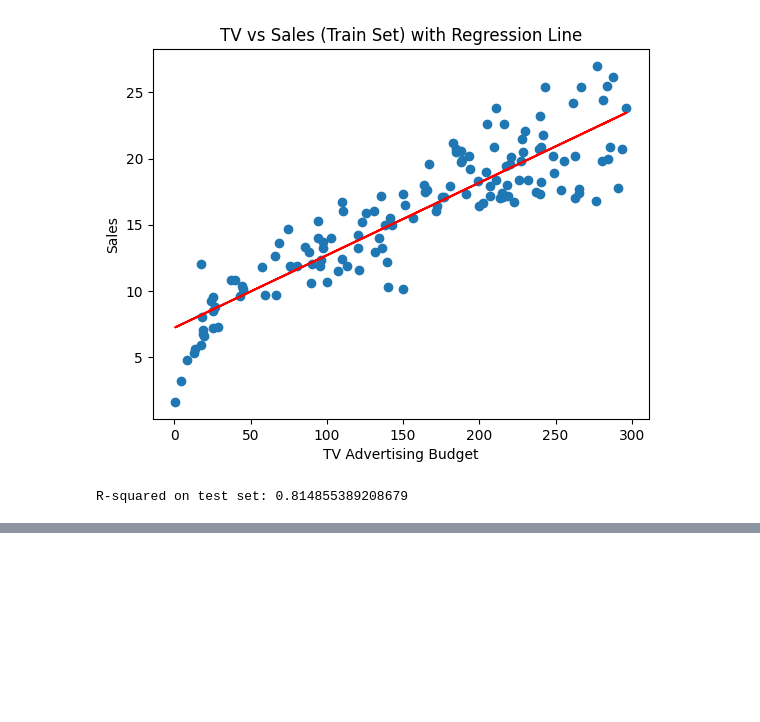
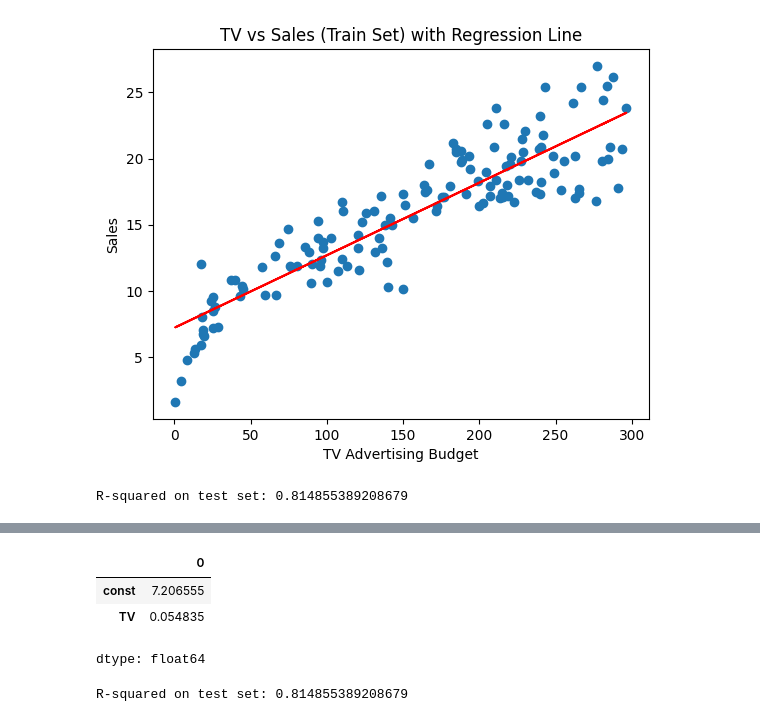
Before and after one commit to pbarizza/ML-course-2025, a Jupyter notebook: lesson02.ipynb, the cells around one changed output, grey strips where cells are left out. Drawn from its saved outputs; the diff is of its cells as text; code cells hidden in the pictures; blank space fills up the shorter version.

```diff
--- a/lesson02.ipynb
+++ b/lesson02.ipynb
@@ -173,3 +173,12 @@ Notes:
 [1] Standard Errors assume that the covariance matrix of the errors is correctly specified.
 [figure]
 R-squared on test set: 0.814855389208679
+# %%
+import statsmodels.api as sm
+
+#using OLS = Ordinary Least Sqiares
+X_train_sm = sm.add_constant(X_train)
+lr = sm.OLS(y_train, X_train_sm).fit()
+
+print(lr.summary())
+X_train, X_test, y_train, y_test = train_test_split(X, y, test_size=0.3, random_state=42)
@@ -175,0 +203,17 @@ R-squared on test set: 0.814855389208679
+# %%
+# const is the intercept
+# TV is the slow
+lr.params
+# %% [output]
+|  | 0 |
+| const | 7.206555 |
+| TV | 0.054835 |
+dtype: float64
+# %%
+X_test_sm = sm.add_constant(X_test)
+y_pred = lr.predict(X_test_sm)
+
+from sklearn.metrics import r2_score
+print(f"R-squared on test set: {r2_score(y_test, y_pred)}")
+# %% [output]
+R-squared on test set: 0.814855389208679
```
Also changed, not shown: parts of 1 cell of this notebook.
